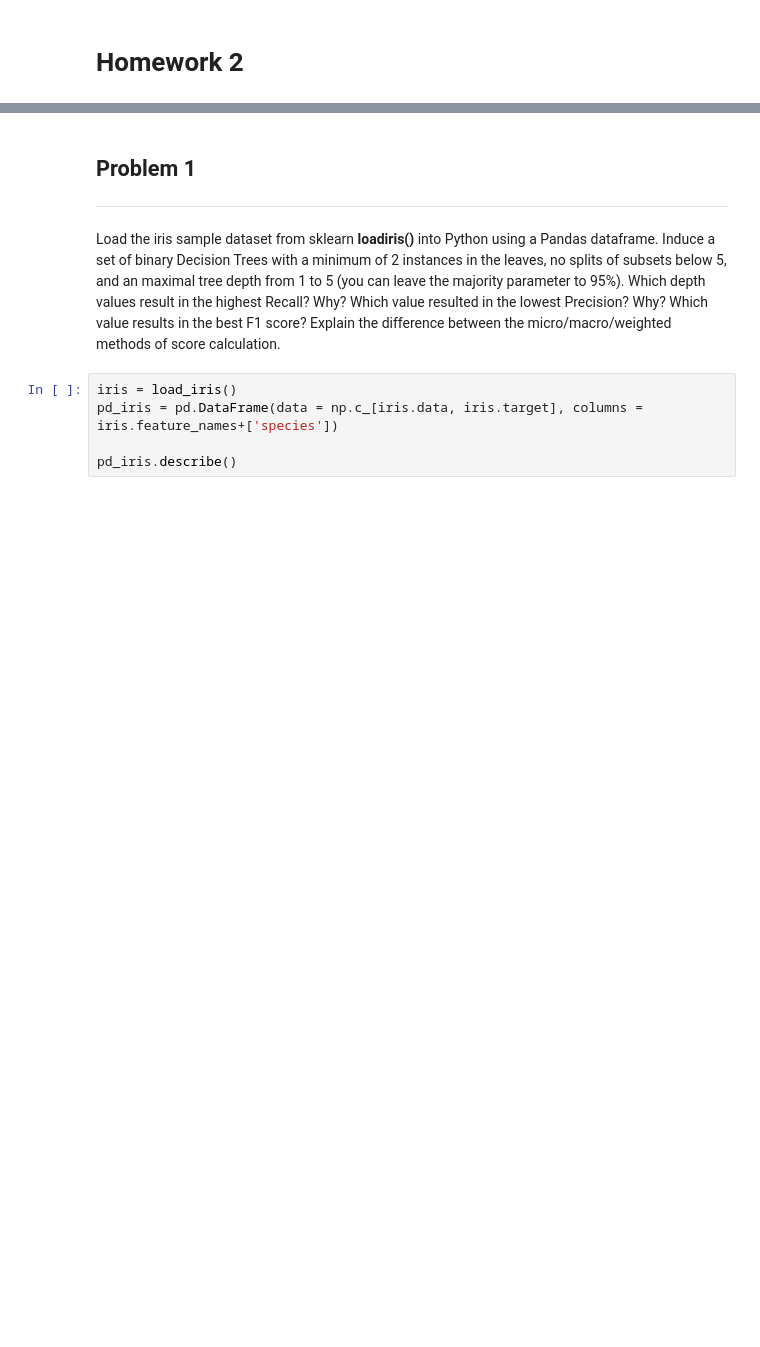
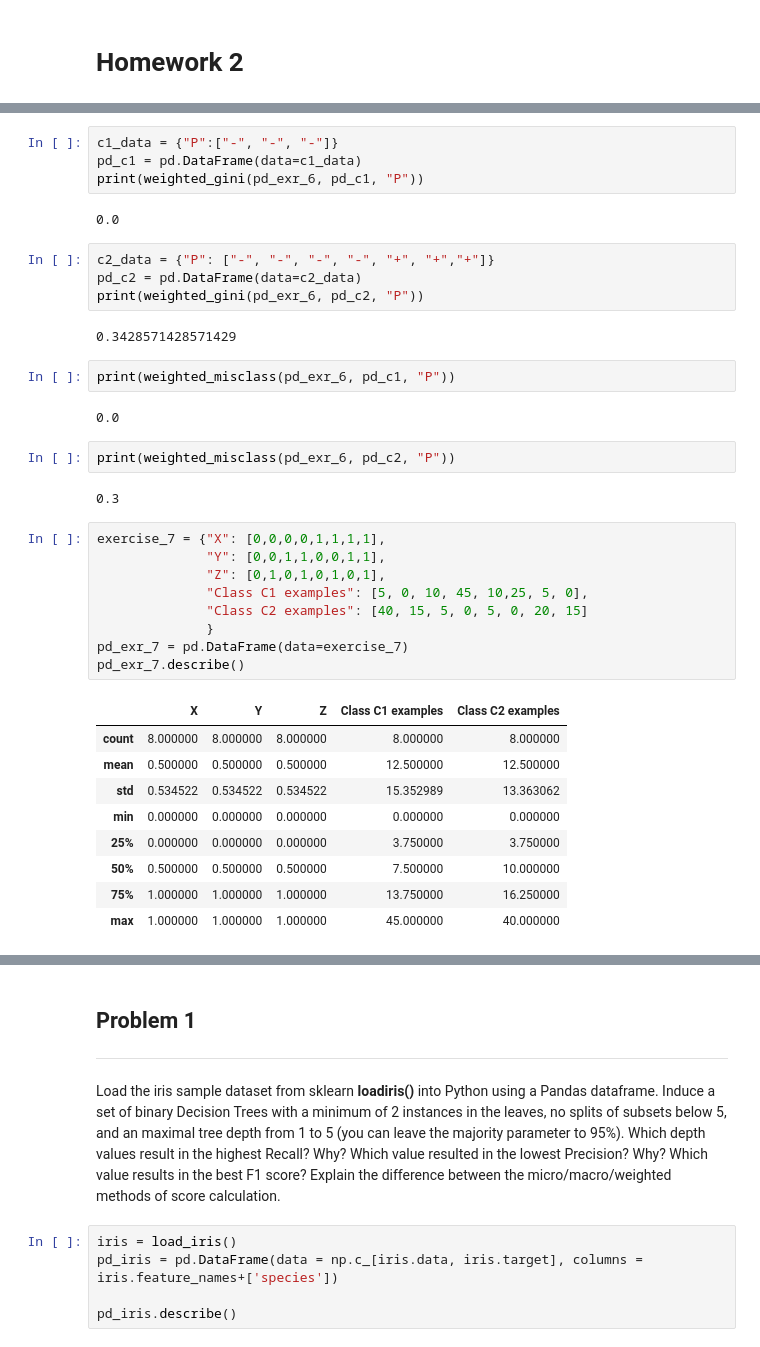
Before and after one commit to MKahacker/CS-422, a Jupyter notebook: Homework_2_K_Mahmoud.ipynb, the cells around one changed output, grey strips where cells are left out. Drawn from its saved outputs; the diff is of its cells as text; blank space fills up the shorter version.

```diff
--- a/Homework_2_K_Mahmoud.ipynb
+++ b/Homework_2_K_Mahmoud.ipynb
@@ -87,0 +192,39 @@ import matplotlib.pyplot as plt
+# %%
+c1_data = {"P":["-", "-", "-"]}
+pd_c1 = pd.DataFrame(data=c1_data)
+print(weighted_gini(pd_exr_6, pd_c1, "P"))
+# %% [output]
+0.0
+# %%
+c2_data = {"P": ["-", "-", "-", "-", "+", "+","+"]}
+pd_c2 = pd.DataFrame(data=c2_data)
+print(weighted_gini(pd_exr_6, pd_c2, "P"))
+# %% [output]
+0.3428571428571429
+# %%
+print(weighted_misclass(pd_exr_6, pd_c1, "P"))
+# %% [output]
+0.0
+# %%
+print(weighted_misclass(pd_exr_6, pd_c2, "P"))
+# %% [output]
+0.3
+# %%
+exercise_7 = {"X": [0,0,0,0,1,1,1,1],
+              "Y": [0,0,1,1,0,0,1,1],
+              "Z": [0,1,0,1,0,1,0,1],
+              "Class C1 examples": [5, 0, 10, 45, 10,25, 5, 0],
+              "Class C2 examples": [40, 15, 5, 0, 5, 0, 20, 15]
+              }
+pd_exr_7 = pd.DataFrame(data=exercise_7)
+pd_exr_7.describe()
+# %% [output]
+|  | X | Y | Z | Class C1 examples | Class C2 examples |
+| count | 8.000000 | 8.000000 | 8.000000 | 8.000000 | 8.000000 |
+| mean | 0.500000 | 0.500000 | 0.500000 | 12.500000 | 12.500000 |
+| std | 0.534522 | 0.534522 | 0.534522 | 15.352989 | 13.363062 |
+| min | 0.000000 | 0.000000 | 0.000000 | 0.000000 | 0.000000 |
+| 25% | 0.000000 | 0.000000 | 0.000000 | 3.750000 | 3.750000 |
+| 50% | 0.500000 | 0.500000 | 0.500000 | 7.500000 | 10.000000 |
+| 75% | 1.000000 | 1.000000 | 1.000000 | 13.750000 | 16.250000 |
+| max | 1.000000 | 1.000000 | 1.000000 | 45.000000 | 40.000000 |
```
Also changed, not shown: parts of 55 cells of this notebook, 1 other file.
